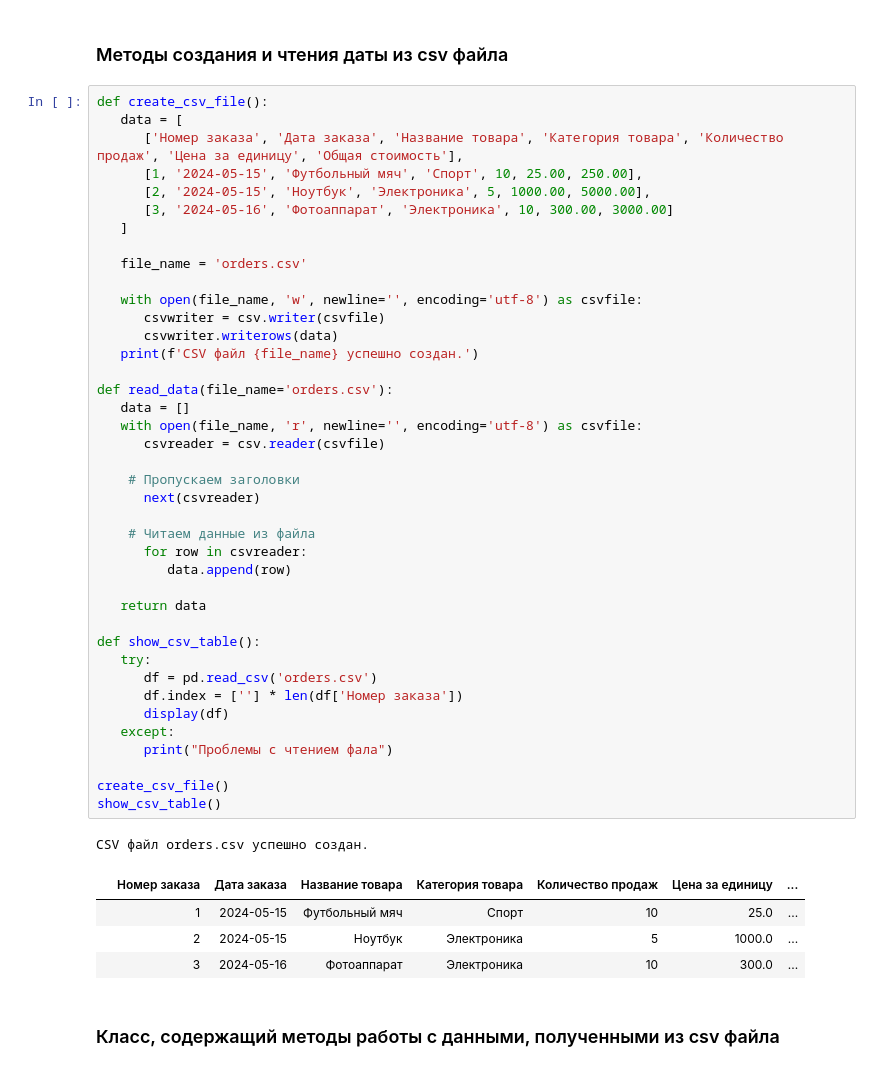
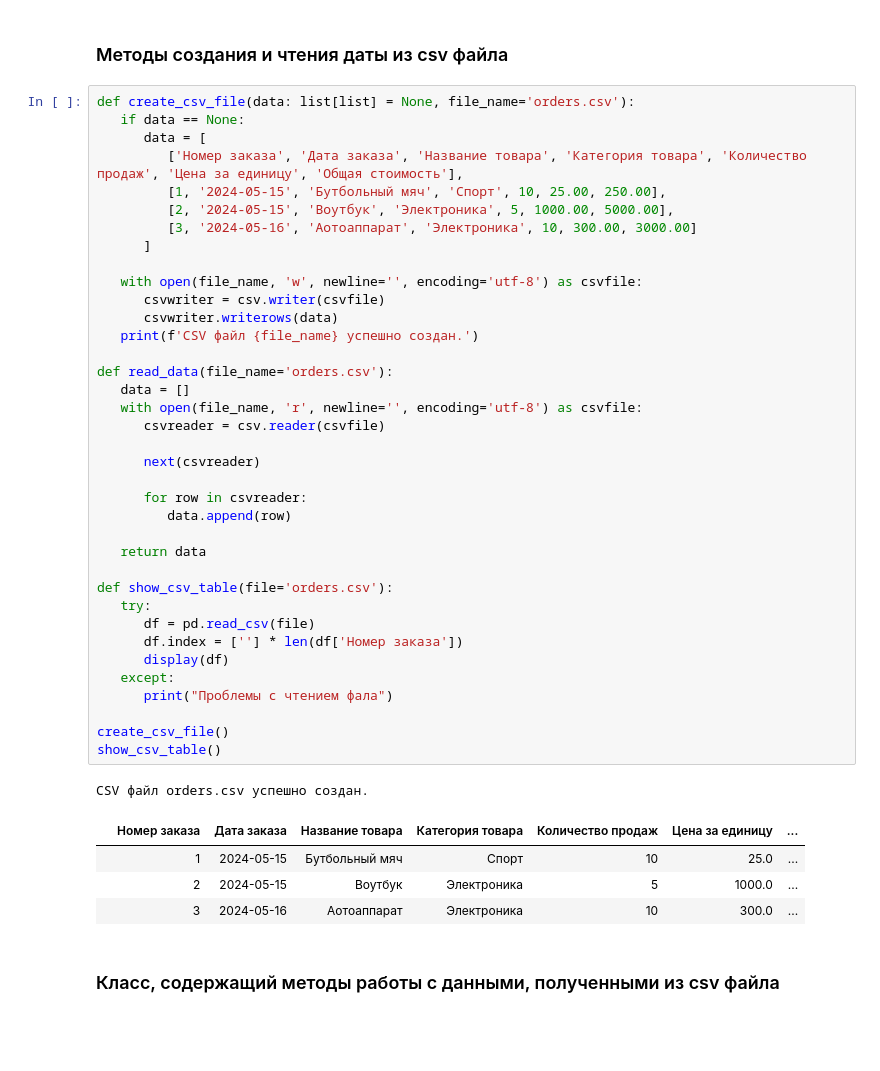
Before and after one commit to AlexanderPleshakov/algorithms_and_csv_files, a Jupyter notebook: CourceWork.ipynb, the cells around one changed output. Drawn from its saved outputs; the diff is of its cells as text; blank space fills up the shorter version.

```diff
--- a/CourceWork.ipynb
+++ b/CourceWork.ipynb
@@ -65,51 +132,48 @@ class chain_hash_table:
 # %% [markdown]
 ### Методы создания и чтения даты из csv файла
 # %%
-def create_csv_file():
-   data = [
-      ['Номер заказа', 'Дата заказа', 'Название товара', 'Категория товара', 'Количество продаж', 'Цена за единицу', 'Общая стоимость'],
-      [1, '2024-05-15', 'Футбольный мяч', 'Спорт', 10, 25.00, 250.00],
-      [2, '2024-05-15', 'Ноутбук', 'Электроника', 5, 1000.00, 5000.00],
-      [3, '2024-05-16', 'Фотоаппарат', 'Электроника', 10, 300.00, 3000.00]
-   ]
-
-   file_name = 'orders.csv'
+def create_csv_file(data: list[list] = None, file_name='orders.csv'):
+   if data == None:
+      data = [
+         ['Номер заказа', 'Дата заказа', 'Название товара', 'Категория товара', 'Количество продаж', 'Цена за единицу', 'Общая стоимость'],
+         [1, '2024-05-15', 'Бутбольный мяч', 'Спорт', 10, 25.00, 250.00],
+         [2, '2024-05-15', 'Воутбук', 'Электроника', 5, 1000.00, 5000.00],
+         [3, '2024-05-16', 'Аотоаппарат', 'Электроника', 10, 300.00, 3000.00]
+      ]
 
    with open(file_name, 'w', newline='', encoding='utf-8') as csvfile:
       csvwriter = csv.writer(csvfile)
       csvwriter.writerows(data)
    print(f'CSV файл {file_name} успешно создан.')
 
 def read_data(file_name='orders.csv'):
    data = []
    with open(file_name, 'r', newline='', encoding='utf-8') as csvfile:
       csvreader = csv.reader(csvfile)
 
-    # Пропускаем заголовки
       next(csvreader)
 
-    # Читаем данные из файла
       for row in csvreader:
          data.append(row)
 
    return data
 
-def show_csv_table():
+def show_csv_table(file='orders.csv'):
    try:
-      df = pd.read_csv('orders.csv')
+      df = pd.read_csv(file)
       df.index = [''] * len(df['Номер заказа'])
       display(df)
    except:
       print("Проблемы с чтением фала")
 
 create_csv_file()
 show_csv_table()
 # %% [output]
 CSV файл orders.csv успешно создан.
 |  | Номер заказа | Дата заказа | Название товара | Категория товара | Количество продаж | Цена за единицу | ... |
-|  | 1 | 2024-05-15 | Футбольный мяч | Спорт | 10 | 25.0 | ... |
-|  | 2 | 2024-05-15 | Ноутбук | Электроника | 5 | 1000.0 | ... |
-|  | 3 | 2024-05-16 | Фотоаппарат | Электроника | 10 | 300.0 | ... |
+|  | 1 | 2024-05-15 | Бутбольный мяч | Спорт | 10 | 25.0 | ... |
+|  | 2 | 2024-05-15 | Воутбук | Электроника | 5 | 1000.0 | ... |
+|  | 3 | 2024-05-16 | Аотоаппарат | Электроника | 10 | 300.0 | ... |
 # %% [markdown]
 ### Класс, содержащий методы работы с данными, полученными из csv файла
 # %%
```
Also changed, not shown: parts of 11 cells of this notebook, 1 other file.
